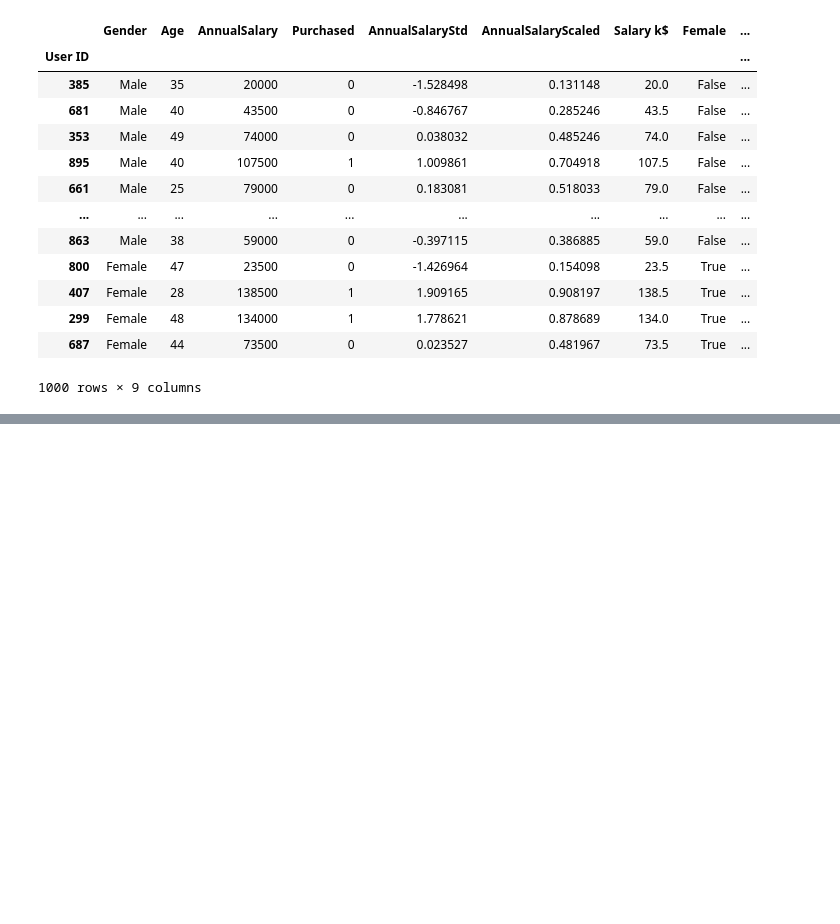
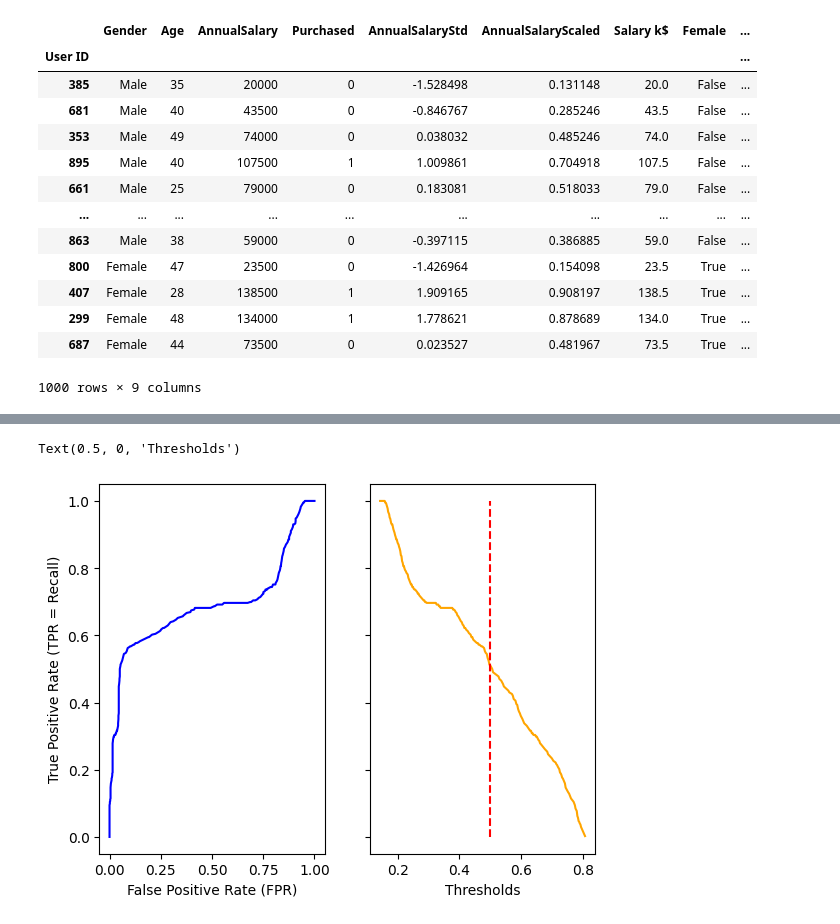
Before and after one commit to TheMarqueeGroup/JPM_DS_Oct2023, a Jupyter notebook: NotesDay3_NAMR.ipynb, the cells around one changed output, grey strips where cells are left out. Saved outputs shown, nothing was run; the diff lists cells and outputs as text; code cells hidden in the pictures; blank space fills up the shorter version.

```diff
--- a/NotesDay3_NAMR.ipynb
+++ b/NotesDay3_NAMR.ipynb
@@ -347,0 +433,5 @@ df
+# %%
+y_prob = clf.predict_proba(X)[:,1] #probabilities of a being a purchase
+fpr, tpr, thresholds = roc_curve(y, y_prob)
+clf_auc = auc(fpr, tpr)
+clf_auc
@@ -347,0 +460,12 @@ df
+# %%
+fig, (ax_roc, ax_thresh) = plt.subplots(ncols=2, nrows=1, sharey=True)
+ax_roc.plot(fpr, tpr, color='b')
+ax_roc.set_xlabel('False Positive Rate (FPR)')
+ax_roc.set_ylabel('True Positive Rate (TPR = Recall)')
+
+ax_thresh.plot(thresholds, tpr, color='orange')
+ax_thresh.vlines(0.5, ymax=1, ymin=0, color='r', linestyles='--')
+ax_thresh.set_xlabel("Thresholds")
+# %% [output]
+Text(0.5, 0, 'Thresholds')
+[figure, added]
```
Also changed, not shown: parts of 53 cells of this notebook.
